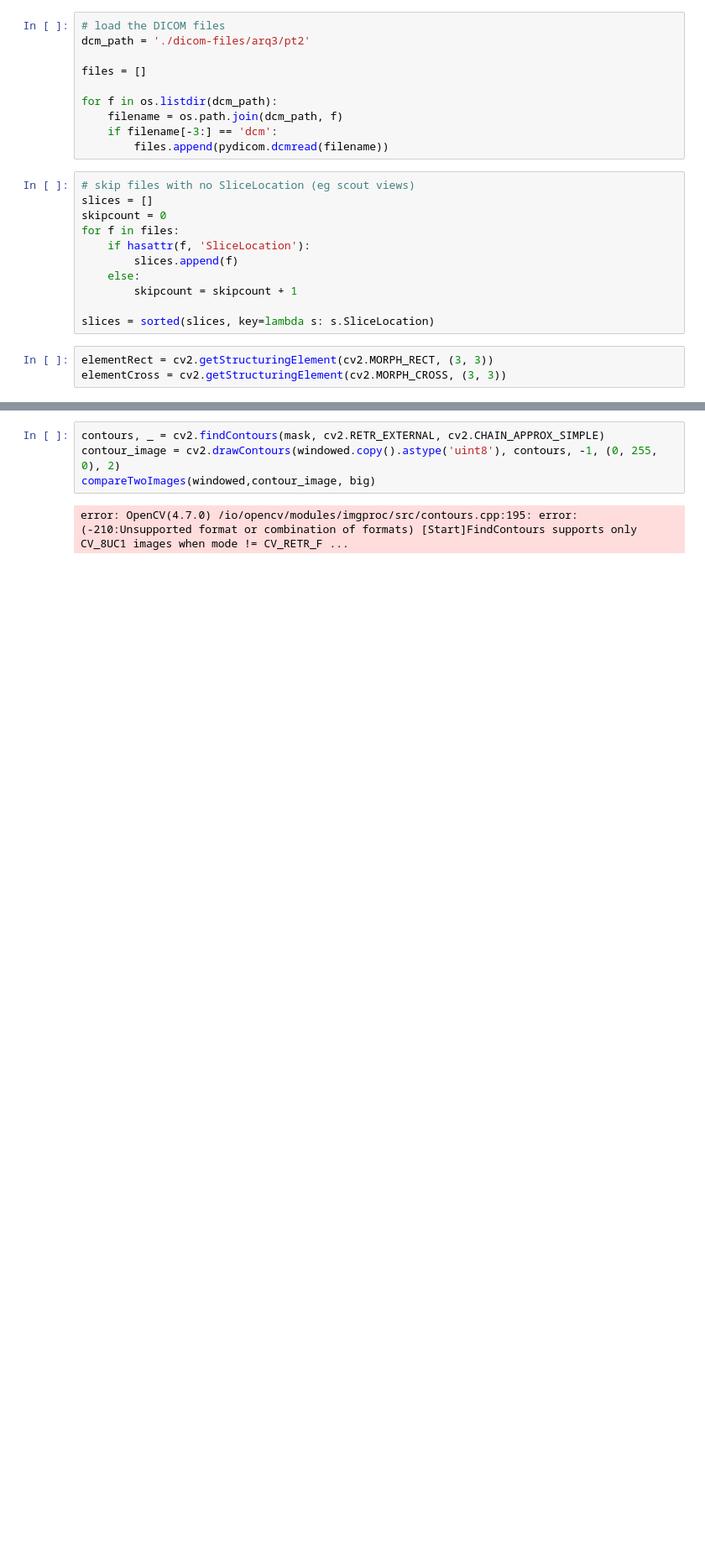
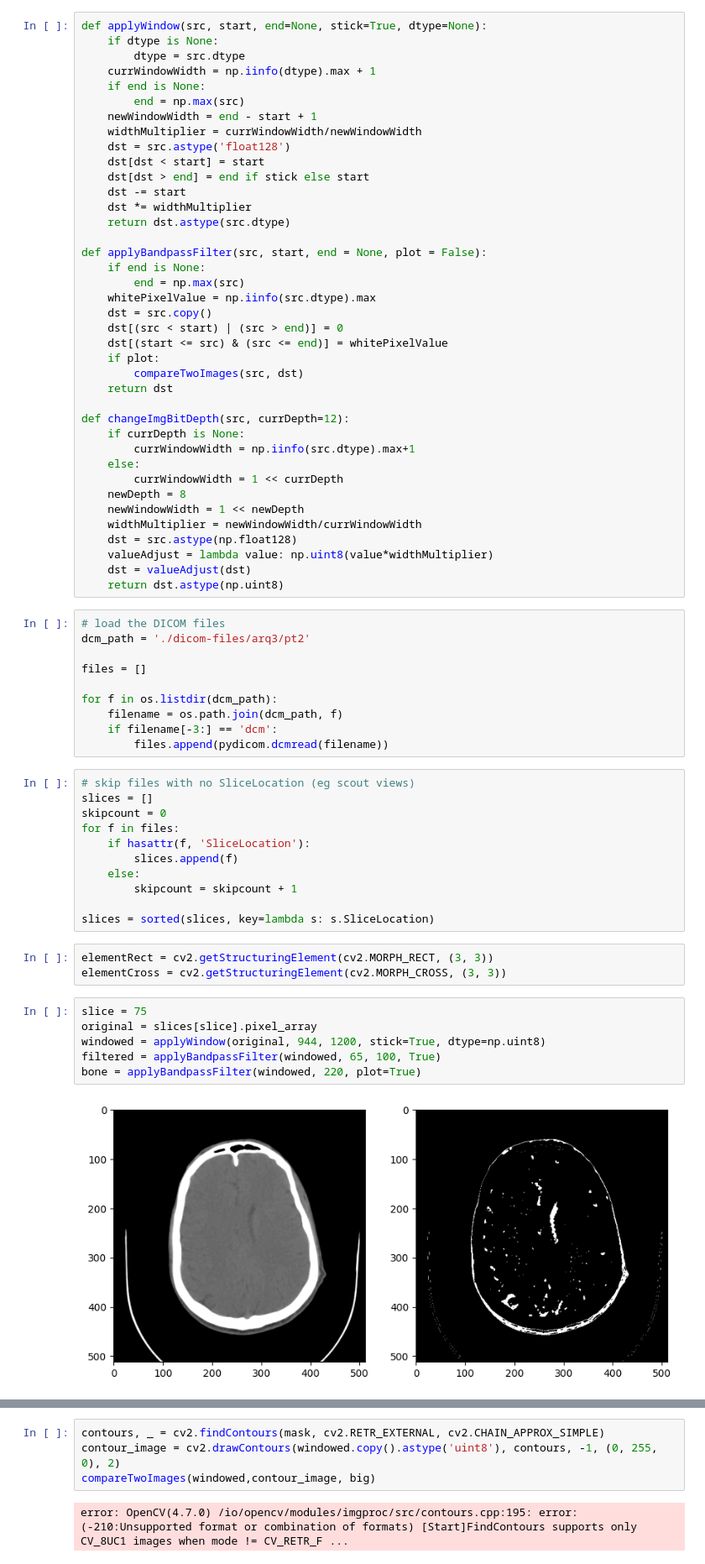
Before and after one commit to RafaelChavesPB/PDI-Medicas, a Jupyter notebook: Rafael/artigo/3d.ipynb, the cells around one changed output, grey strips where cells are left out. Shown at 84% size. Saved outputs shown, nothing was run; the diff lists cells and outputs as text; blank space fills up the shorter version.

```diff
--- a/Rafael/artigo/3d.ipynb
+++ b/Rafael/artigo/3d.ipynb
@@ -74,3 +35,42 @@ def ApplyBandṕassFilter(src, start, end = None, plot = False):
+# %%
+def applyWindow(src, start, end=None, stick=True, dtype=None):
+    if dtype is None:
+        dtype = src.dtype
+    currWindowWidth = np.iinfo(dtype).max + 1
+    if end is None:
+        end = np.max(src)
+    newWindowWidth = end - start + 1
+    widthMultiplier = currWindowWidth/newWindowWidth
+    dst = src.astype('float128')
+    dst[dst < start] = start
+    dst[dst > end] = end if stick else start
+    dst -= start
+    dst *= widthMultiplier
+    return dst.astype(src.dtype)
+
+def applyBandpassFilter(src, start, end = None, plot = False):
+    if end is None:
+        end = np.max(src)
+    whitePixelValue = np.iinfo(src.dtype).max
+    dst = src.copy()
+    dst[(src < start) | (src > end)] = 0
+    dst[(start <= src) & (src <= end)] = whitePixelValue
+    if plot:
+        compareTwoImages(src, dst)
+    return dst
+
+def changeImgBitDepth(src, currDepth=12):
+    if currDepth is None:
+        currWindowWidth = np.iinfo(src.dtype).max+1
+    else:
+        currWindowWidth = 1 << currDepth
+    newDepth = 8
+    newWindowWidth = 1 << newDepth
+    widthMultiplier = newWindowWidth/currWindowWidth
+    dst = src.astype(np.float128)
+    valueAdjust = lambda value: np.uint8(value*widthMultiplier)
+    dst = valueAdjust(dst)
+    return dst.astype(np.uint8)
 # %%
 # load the DICOM files
 dcm_path = './dicom-files/arq3/pt2'
@@ -95,3 +95,11 @@ slices = sorted(slices, key=lambda s: s.SliceLocation)
 # %%
 elementRect = cv2.getStructuringElement(cv2.MORPH_RECT, (3, 3))
 elementCross = cv2.getStructuringElement(cv2.MORPH_CROSS, (3, 3))
+# %%
+slice = 75
+original = slices[slice].pixel_array
+windowed = applyWindow(original, 944, 1200, stick=True, dtype=np.uint8)
+filtered = applyBandpassFilter(windowed, 65, 100, True)
+bone = applyBandpassFilter(windowed, 220, plot=True)
+# %% [output]
+[figure, added]
```
Also changed, not shown: parts of 5 cells of this notebook.
